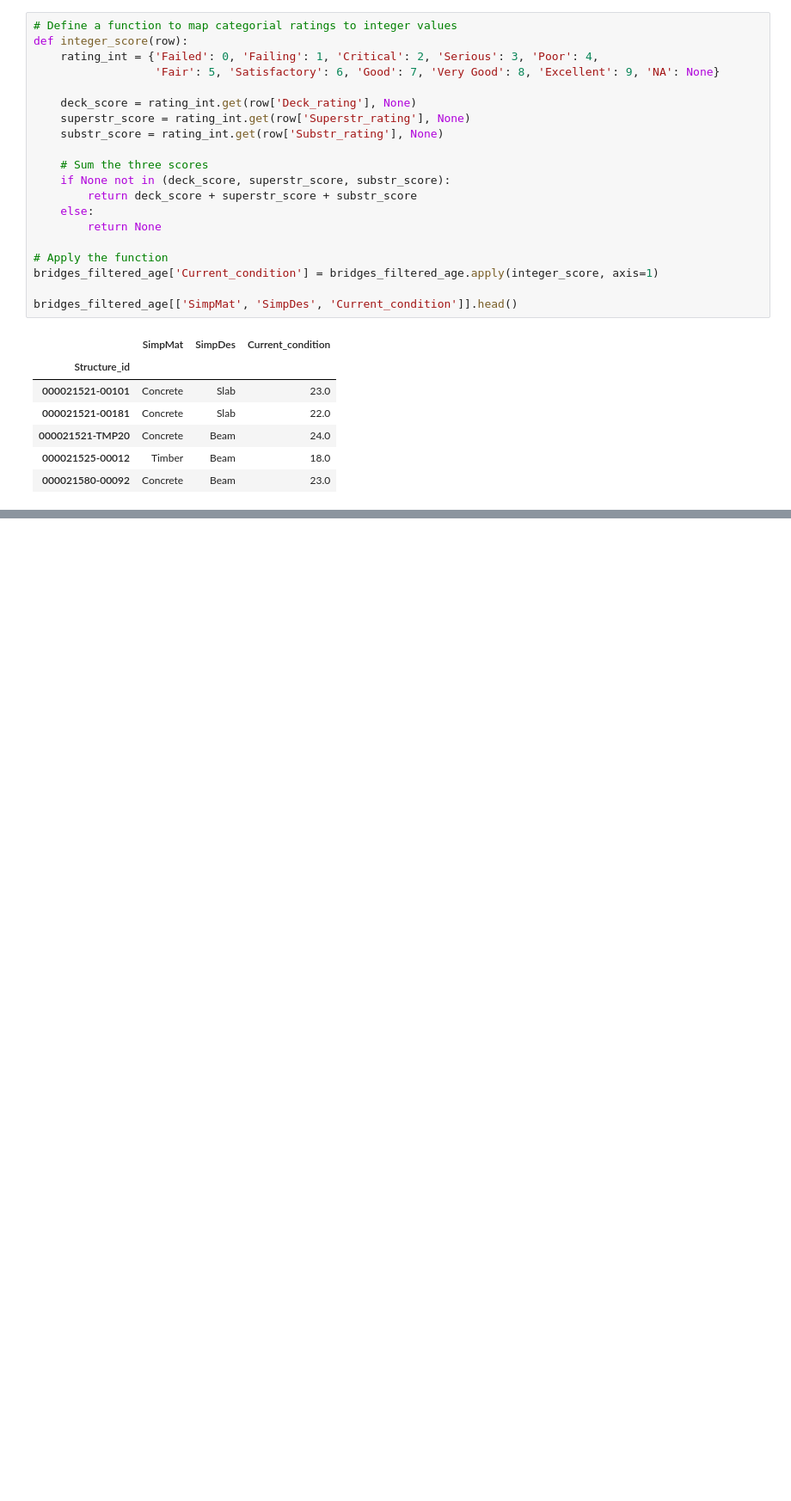
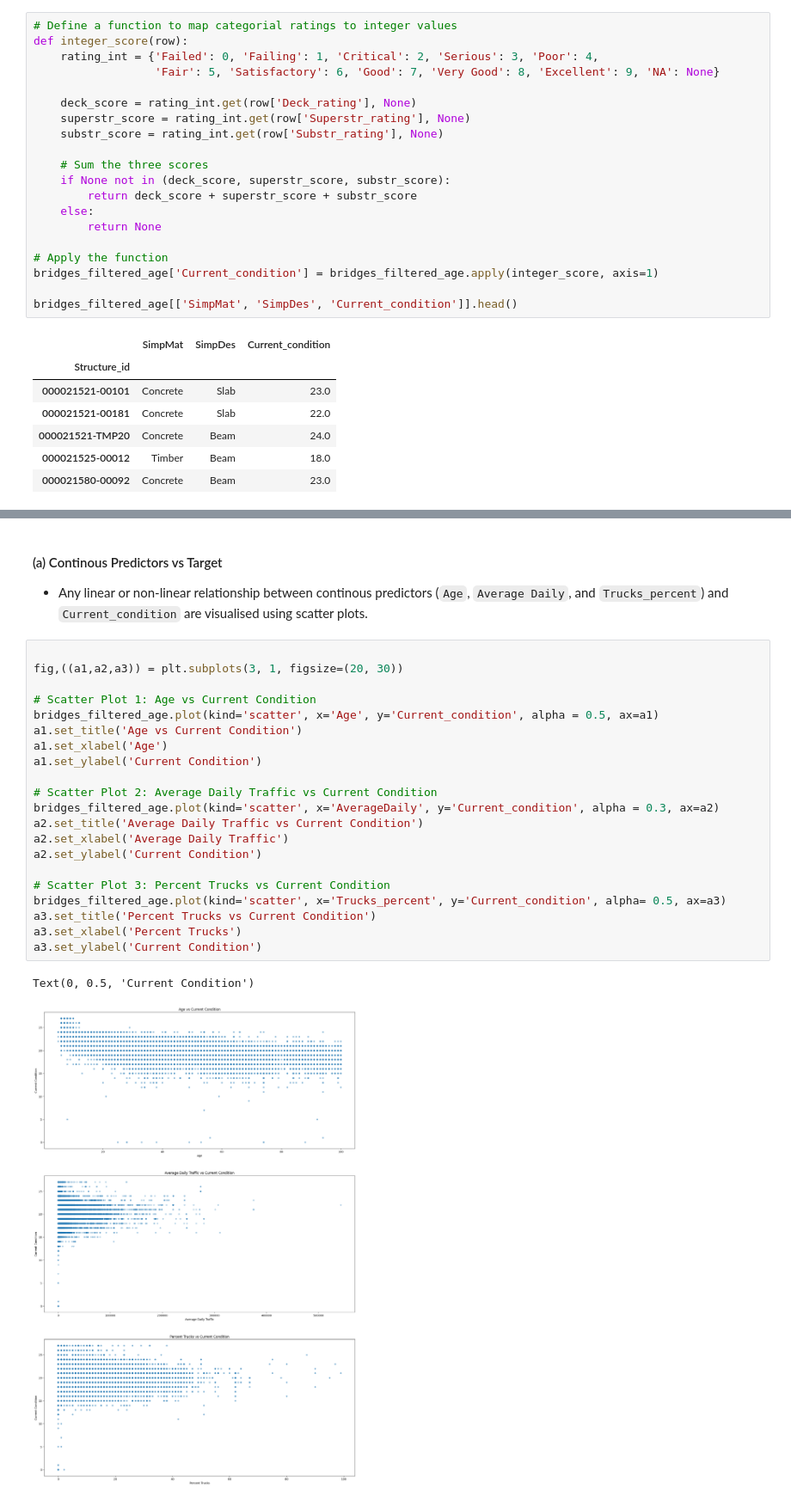
Before and after one commit to Ericazzzzzz/Texas-Bridges-Condition-Analysis, a Jupyter notebook: ECS7024P_CW2.ipynb, the cells around one changed output, grey strips where cells are left out. Shown: that part at 86% size. Saved outputs shown, nothing was run; the diff lists cells and outputs as text; blank space fills up the shorter version.

```diff
--- a/ECS7024P_CW2.ipynb
+++ b/ECS7024P_CW2.ipynb
@@ -280,0 +369,27 @@ bridges_filtered_age[['SimpMat', 'SimpDes', 'Current_condition']].head()
+# %% [markdown]
+#### (a) Continous Predictors vs Target
+- Any linear or non-linear relationship between continous predictors (`Age`, `Average Daily`, and `Trucks_percent`) and `Current_condition` are visualised using scatter plots.
+# %%
+
+fig,((a1,a2,a3)) = plt.subplots(3, 1, figsize=(20, 30))
+
+# Scatter Plot 1: Age vs Current Condition
+bridges_filtered_age.plot(kind='scatter', x='Age', y='Current_condition', alpha = 0.5, ax=a1)
+a1.set_title('Age vs Current Condition')
+a1.set_xlabel('Age')
+a1.set_ylabel('Current Condition')
+
+# Scatter Plot 2: Average Daily Traffic vs Current Condition
+bridges_filtered_age.plot(kind='scatter', x='AverageDaily', y='Current_condition', alpha = 0.3, ax=a2)
+a2.set_title('Average Daily Traffic vs Current Condition')
+a2.set_xlabel('Average Daily Traffic')
+a2.set_ylabel('Current Condition')
+
+# Scatter Plot 3: Percent Trucks vs Current Condition
+bridges_filtered_age.plot(kind='scatter', x='Trucks_percent', y='Current_condition', alpha= 0.5, ax=a3)
+a3.set_title('Percent Trucks vs Current Condition')
+a3.set_xlabel('Percent Trucks')
+a3.set_ylabel('Current Condition')
+# %% [output]
+Text(0, 0.5, 'Current Condition')
+[figure, added]
```
Also changed, not shown: parts of 22 cells of this notebook.
